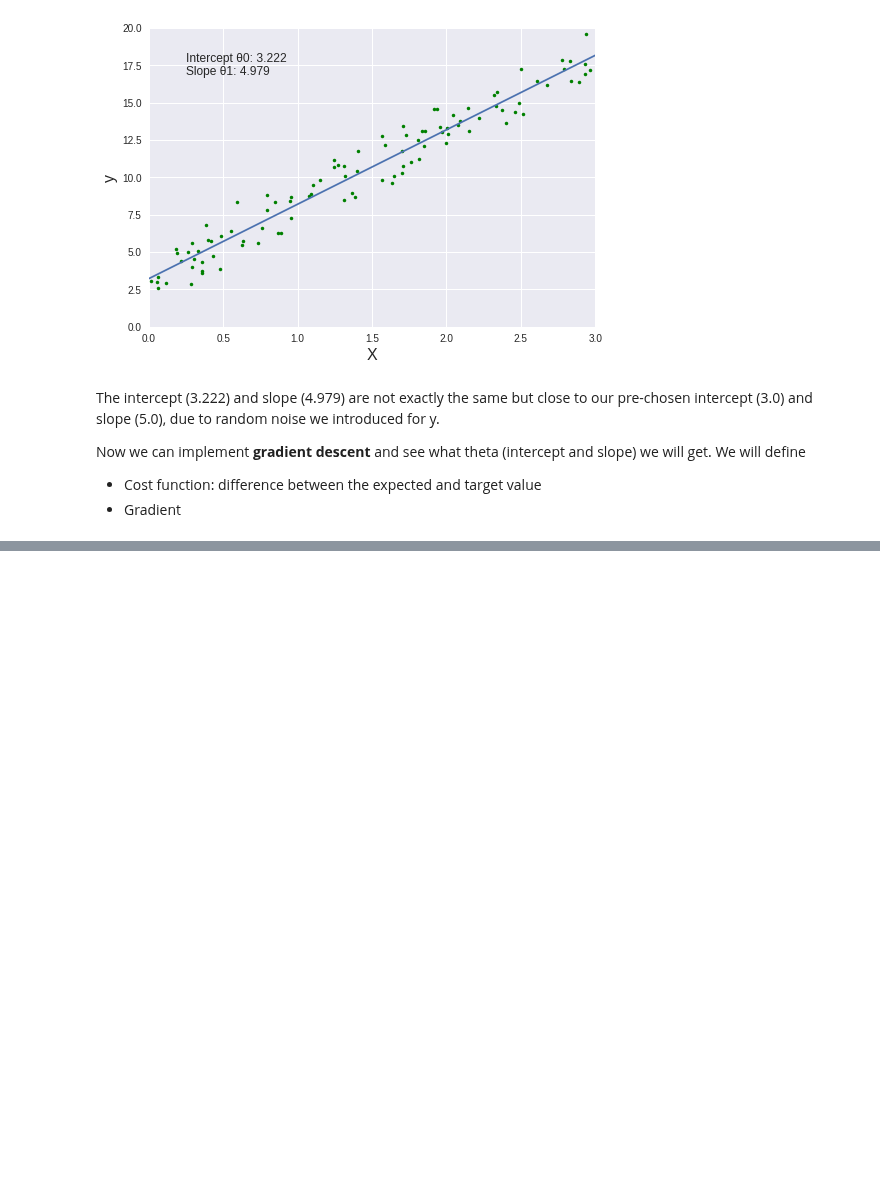
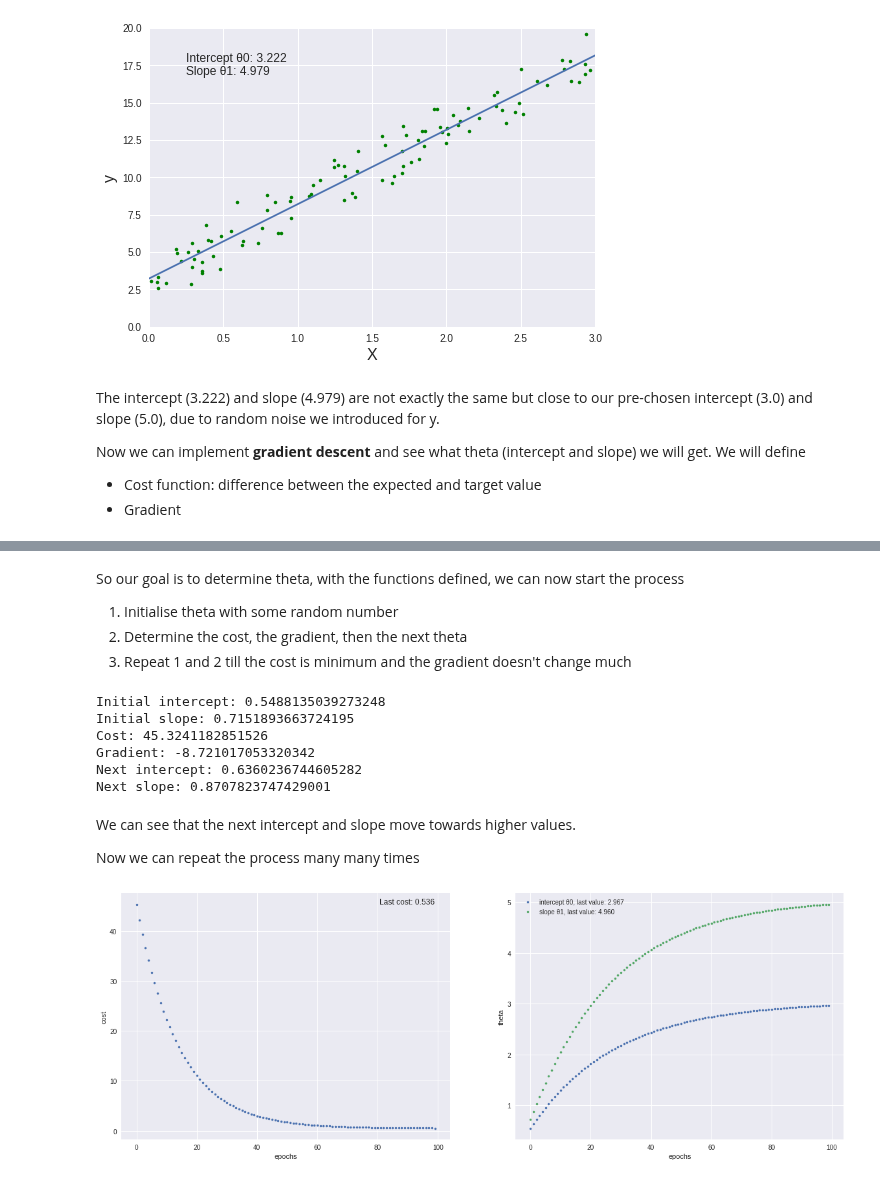
Before and after one commit to aunz/ds, a Jupyter notebook: Gradient_descent.ipynb, the cells around one changed output, grey strips where cells are left out. Drawn from its saved outputs; the diff is of its cells as text; code cells hidden in the pictures; blank space fills up the shorter version.

```diff
--- a/Gradient_descent.ipynb
+++ b/Gradient_descent.ipynb
@@ -61,0 +71,68 @@ def predict(X, theta):
+# %% [markdown]
+So our goal is to determine theta, with the functions defined, we can now start the process
+
+1. Initialise theta with some random number
+2. Determine the cost, the gradient, then the next theta
+3. Repeat 1 and 2 till the cost is minimum and the gradient doesn't change much
+# %%
+np.random.seed(0)
+theta = np.random.rand(2, 1) # 1, some random theta
+
+print('''
+Initial intercept: {0[0]}
+Initial slope: {1[0]}
+Cost: {2}
+Gradient: {3[0][0]}
+Next intercept: {4[0][0]}
+Next slope: {4[1][0]}
+'''.format(*theta, *gradient(X, y, theta)))
+# %% [output]
+Initial intercept: 0.5488135039273248
+Initial slope: 0.7151893663724195
+Cost: 45.3241182851526
+Gradient: -8.721017053320342
+Next intercept: 0.6360236744605282
+Next slope: 0.8707823747429001
+# %% [markdown]
+We can see that the next intercept and slope move towards higher values.
+
+Now we can repeat the process many many times
+# %%
+def cal_and_plot(epochs = 100, lr = 0.01):
+    # epochs: how many times to repeat, iterations
+    # lr: learning rate
+    costs = np.zeros(epochs)
+    gradients = np.zeros((epochs, 2, 1))
+    thetas = np.zeros((epochs, 2, 1))
+
+    np.random.seed(0)
+    theta = np.random.rand(2, 1) # 1, some random theta
+
+    epochs = list(range(epochs))
+    for i in epochs:
+        c, g, next_theta = gradient(X, y, theta, lr)
+        costs[i] = c
+        gradients[i] = g
+        thetas[i] = theta
+        theta = next_theta
+
+    _, [ax0, ax1] = plt.subplots(1, 2, figsize=(20, 7))
+
+    ax0.plot(epochs, costs, '.')
+    ax0.set_xlabel('epochs')
+    ax0.set_ylabel('cost')
+    ax0.text(epochs[-1], costs.max(), 'Last cost: {:.3f}'.format(costs[-1]), ha='right')
+
+
+    ax1.plot(epochs, thetas[:, 0, 0], '.', label='intercept θ0, last value: {:.3f}'.format(thetas[-1, 0, 0]))
+    ax1.plot(epochs, thetas[:, 1, 0], '.', label='slope θ1, last value: {:.3f}'.format(thetas[-1, 1, 0]))
+    ax1.legend()
+    ax1.set_xlabel('epochs')
+    ax1.set_ylabel('theta')
+
+
+    return costs, gradients, thetas
+# %%
+cal_and_plot();
+# %% [output]
+[figure, added]
```
Also changed, not shown: parts of 7 cells of this notebook.
